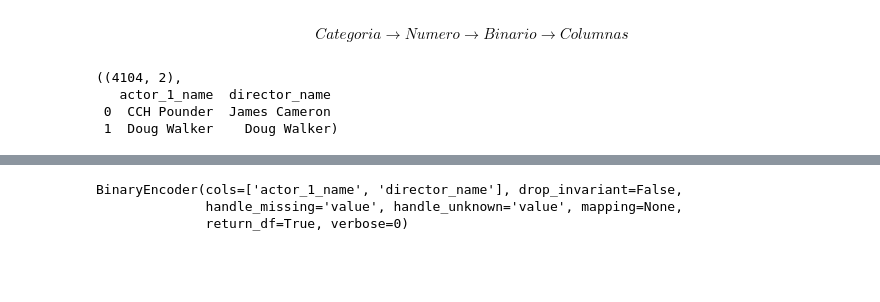
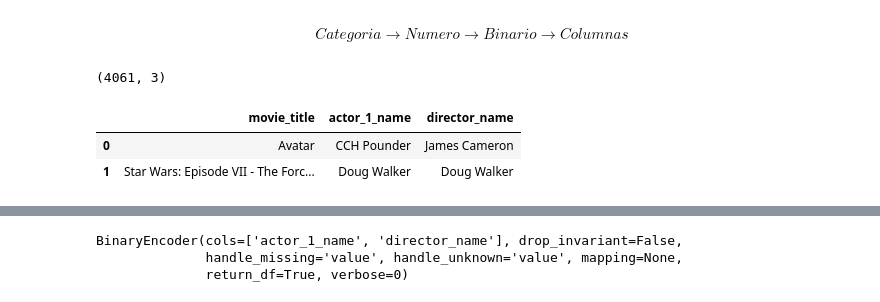
Before and after one commit to AlanVazquez99/Curso-PLATZI-ML-Basics, a Jupyter notebook: 3 Fundamentos Python/3_2 Features.ipynb, the cells around one changed output, grey strips where cells are left out. Saved outputs shown, nothing was run; the diff lists cells and outputs as text; code cells hidden in the pictures; blank space fills up the shorter version.

```diff
--- a/3 Fundamentos Python/3_2 Features.ipynb
+++ b/3 Fundamentos Python/3_2 Features.ipynb
@@ -206,10 +204,11 @@ Esta técnica no es canónica por lo que tendremos que buscarla en otra librerí
 # %% [markdown]
 $$ Categoria \rightarrow Numero \rightarrow Binario \rightarrow Columnas $$
 # %%
-categoricals = movies_obj[['actor_1_name', 'director_name']]
-categoricals.shape, categoricals.head(2)
+categoricals = movies_obj[['movie_title', 'actor_1_name', 'director_name']]
+display(categoricals.shape)
+display(categoricals.head(2))
 # %% [output]
-((4104, 2),
-   actor_1_name  director_name
- 0  CCH Pounder  James Cameron
- 1  Doug Walker    Doug Walker)
+(4061, 3)
+|  | movie_title | actor_1_name | director_name |
+| 0 | Avatar | CCH Pounder | James Cameron |
+| 1 | Star Wars: Episode VII - The Forc... | Doug Walker | Doug Walker |
```
Also changed, not shown: parts of 13 cells of this notebook, 6 other files.
